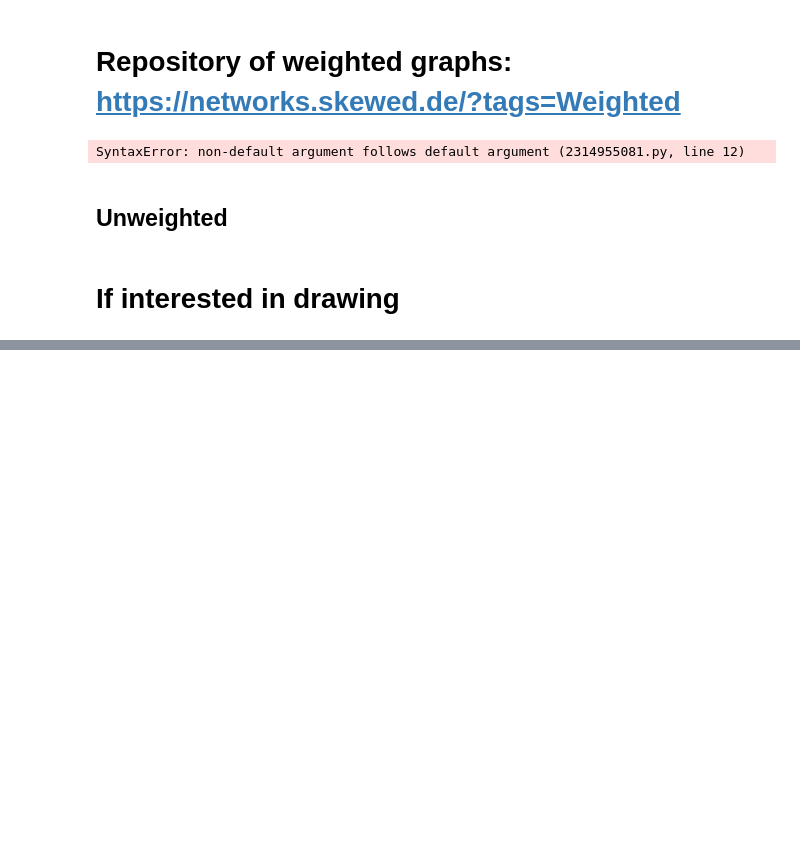
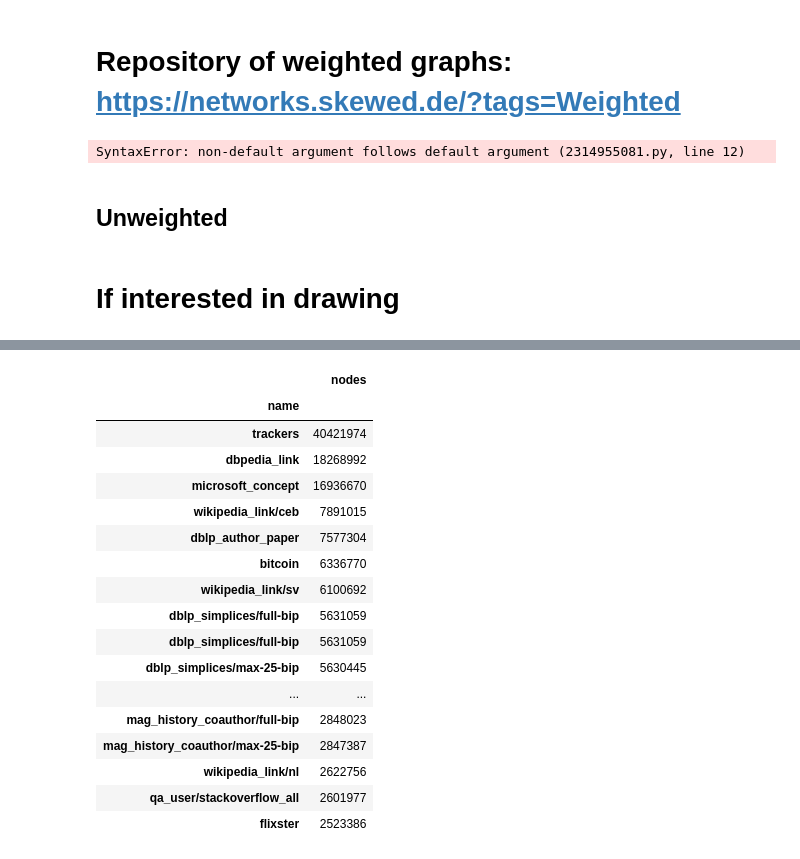
Before and after one commit to andrea-vandin/WeightedGraphsNetzschleuder, a Jupyter notebook: Graph_Measurer.ipynb, the cells around one changed output, grey strips where cells are left out. Saved outputs shown, nothing was run; the diff lists cells and outputs as text; code cells hidden in the pictures; blank space fills up the shorter version.

```diff
--- a/Graph_Measurer.ipynb
+++ b/Graph_Measurer.ipynb
@@ -342,0 +361,9 @@ measure_allgraphs(model_names,download_file,store_on_gdrive,path_g_drive,prefix_
+# %%
+df_all=pd.concat([df_w,df_u])
+#print(df_all['nodes'].max())
+#df_all[df_all['nodes']==df_all['nodes'].max()]
+#df_all.info()
+print('We considered',len(df_all),'graphs. The one with largest number of nodes is')
+print(df_all[df_all['nodes']==df_all['nodes'].max()])
+print('The one with smallest number of nodes is')
+print(df_all[df_all['nodes']==df_all['nodes'].min()])
@@ -342,0 +387,21 @@ measure_allgraphs(model_names,download_file,store_on_gdrive,path_g_drive,prefix_
+# %%
+df_all.sort_values(by='nodes',ascending=False)[['nodes']].head(30)
+# %% [output]
+|  | nodes |
+| name |  |
+| trackers | 40421974 |
+| dbpedia_link | 18268992 |
+| microsoft_concept | 16936670 |
+| wikipedia_link/ceb | 7891015 |
+| dblp_author_paper | 7577304 |
+| bitcoin | 6336770 |
+| wikipedia_link/sv | 6100692 |
+| dblp_simplices/full-bip | 5631059 |
+| dblp_simplices/full-bip | 5631059 |
+| dblp_simplices/max-25-bip | 5630445 |
+| ... | ... |
+| mag_history_coauthor/full-bip | 2848023 |
+| mag_history_coauthor/max-25-bip | 2847387 |
+| wikipedia_link/nl | 2622756 |
+| qa_user/stackoverflow_all | 2601977 |
+| flixster | 2523386 |
```
Also changed, not shown: parts of 11 cells of this notebook, 5 other files.
